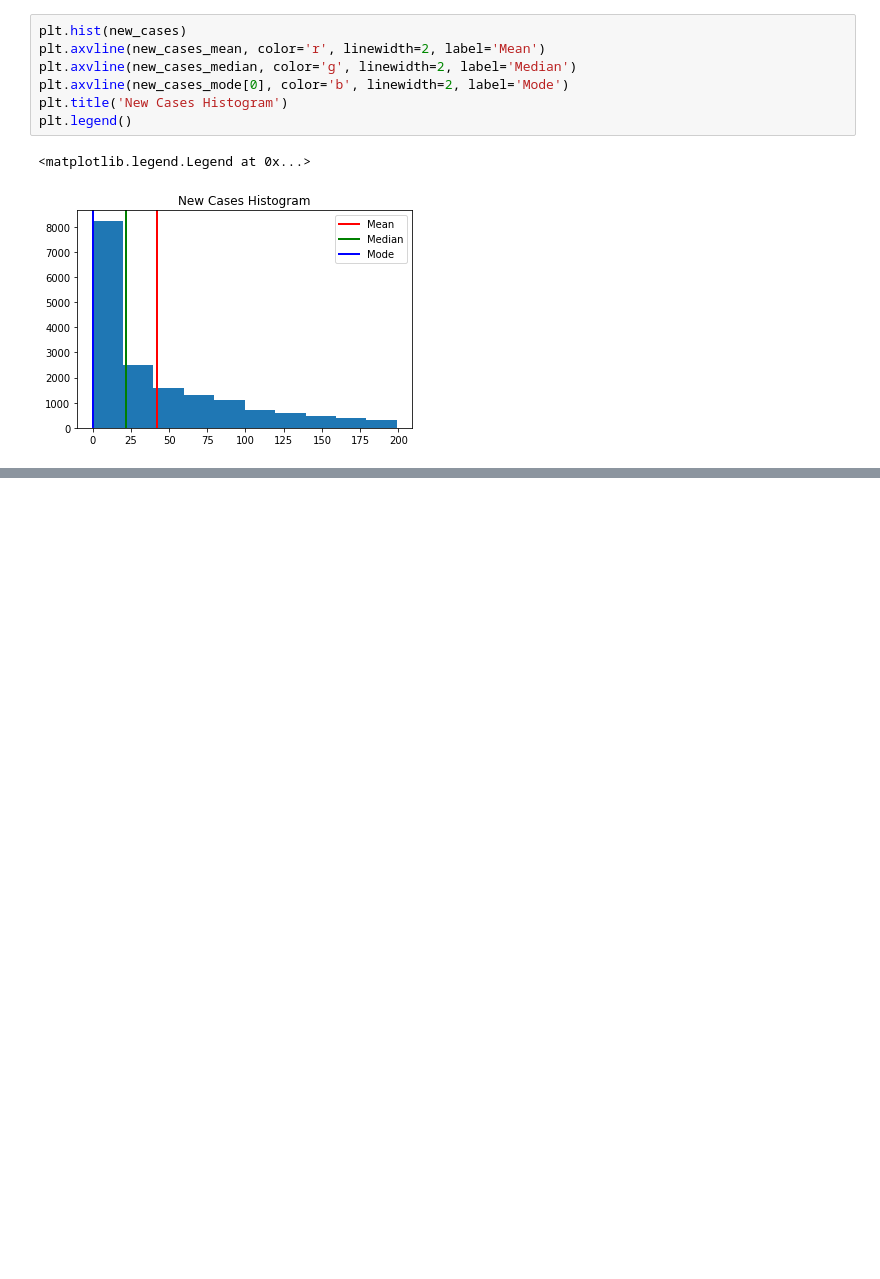
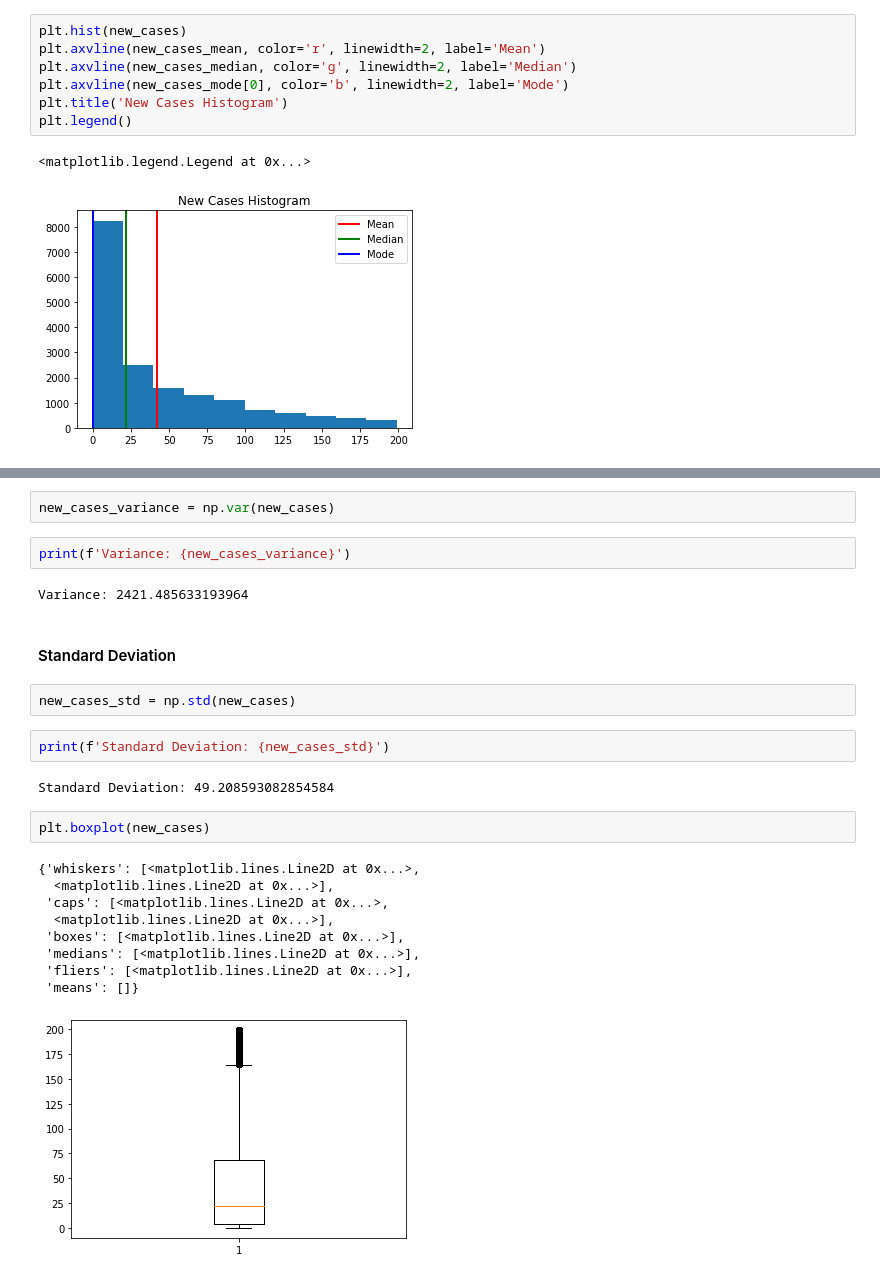
Before and after one commit to Penzragon/h8dsft_Descriptive, a Jupyter notebook: script.ipynb, the cells around one changed output, grey strips where cells are left out. Drawn from its saved outputs; the diff is of its cells as text; blank space fills up the shorter version.

Commit message:
Add variance section (UNFINISHED!)

```diff
--- a/script.ipynb
+++ b/script.ipynb
@@ -143,0 +147,26 @@ plt.legend()
+# %%
+new_cases_variance = np.var(new_cases)
+# %%
+print(f'Variance: {new_cases_variance}')
+# %% [output]
+Variance: 2421.485633193964
+# %% [markdown]
+#### Standard Deviation
+# %%
+new_cases_std = np.std(new_cases)
+# %%
+print(f'Standard Deviation: {new_cases_std}')
+# %% [output]
+Standard Deviation: 49.208593082854584
+# %%
+plt.boxplot(new_cases)
+# %% [output]
+{'whiskers': [<matplotlib.lines.Line2D at 0x...>,
+  <matplotlib.lines.Line2D at 0x...>],
+ 'caps': [<matplotlib.lines.Line2D at 0x...>,
+  <matplotlib.lines.Line2D at 0x...>],
+ 'boxes': [<matplotlib.lines.Line2D at 0x...>],
+ 'medians': [<matplotlib.lines.Line2D at 0x...>],
+ 'fliers': [<matplotlib.lines.Line2D at 0x...>],
+ 'means': []}
+[figure, added]
```
Also changed, not shown: parts of 3 cells of this notebook.
